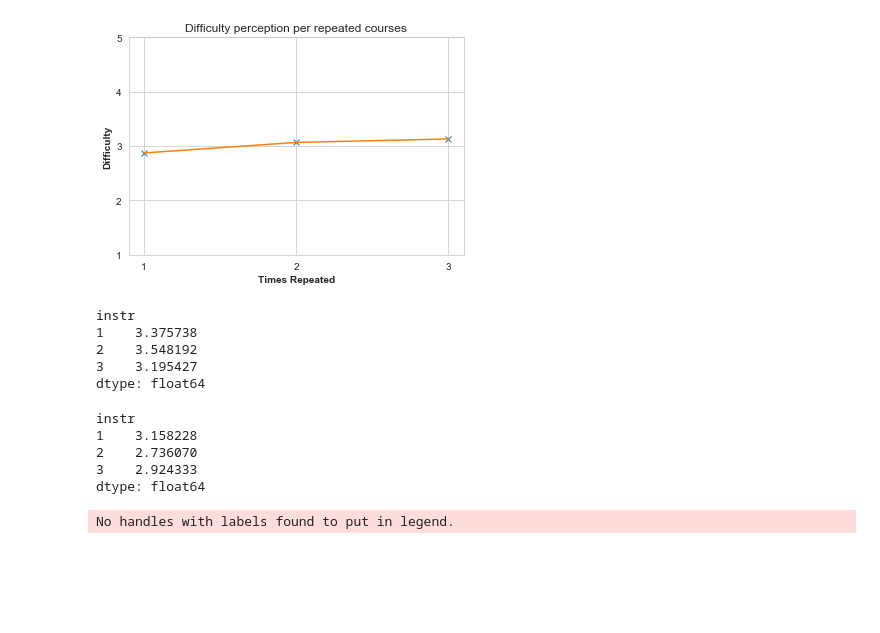
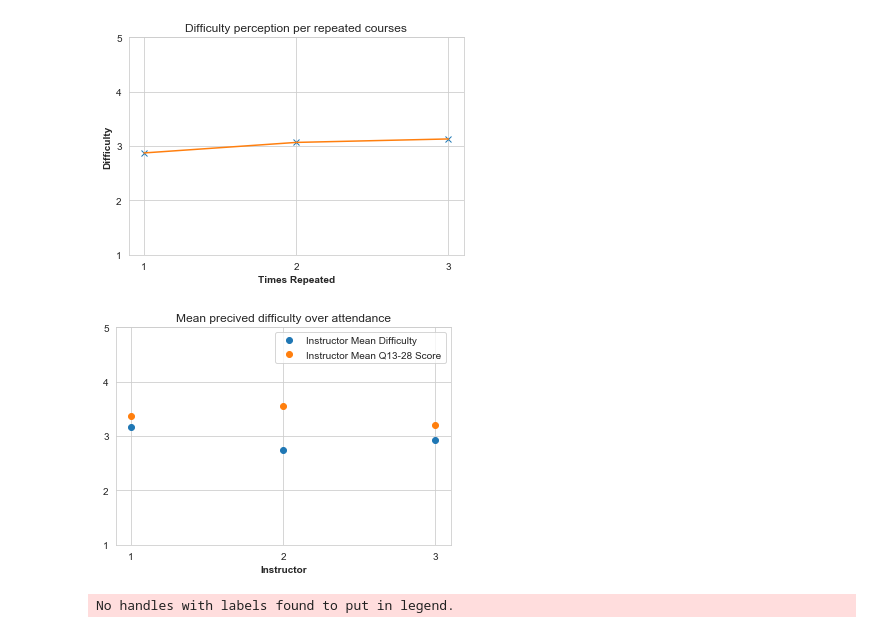
Before and after one commit to jensbackvall/DataScienceKEA2020, a Jupyter notebook: ThomasNotebookV2.ipynb, the cells around one changed output. Saved outputs shown, nothing was run; the diff lists cells and outputs as text; code cells hidden in the pictures; blank space fills up the shorter version.

```diff
--- a/ThomasNotebookV2.ipynb
+++ b/ThomasNotebookV2.ipynb
@@ -177,39 +172,48 @@ plt.show()
 [figure]
 # %%
 # 4 Is perceived difficulty lower for students whose instructors have a higher mean value for Q13-Q28?
-
-df = pd.read_csv("cleanData.csv")
 
 #Limit df to instructor col and Q13 to Q28
 q_range=['instr']
 for i in range(13,28):
     q_range.append('Q'+str(i))
 
 #group by instructor and take the mean on each columns
-df =df[q_range].groupby('instr').mean()
+instr_questscore =df[q_range].groupby('instr').mean()
 #Take the means of each row
-print(df.mean(axis=1))
+instr_questscore=instr_questscore.mean(axis=1)
 
-df2 = pd.read_csv("cleanData.csv")
-
-#Limit df to instructor col and Q13 to Q28
+#Limit df to instructor and difficulty
 q_range=['instr','difficulty']
 
 #group by instructor and take the mean on each columns
-df2 =df2[q_range].groupby('instr').mean()
+instr_difficulty =df[q_range].groupby('instr').mean()
 #Take the means of each row
-df2.mean(axis=1)
+instr_difficulty=instr_difficulty.mean(axis=1)
+
+
+ax = plt.subplot2grid((1,1), (0,0))
+ax.plot([1,2,3],instr_difficulty,'o', label='Instructor Mean Difficulty')
+#ax.plot([1,2,3],instr_difficulty)
+
+ax.plot([1,2,3],instr_questscore,'o', label='Instructor Mean Q13-28 Score')
+#ax.plot([1,2,3],instr_questscore)
+
+
+#ticks
+ax.set_yticks([1, 2, 3, 4, 5])
+plt.xticks([1,2,3])
+
+#labels
+plt.xlabel('Instructor', fontweight='bold')
+#plt.ylabel('Difficulty', fontweight='bold')
+plt.title("Mean precived difficulty over attendance")
+
+# Create legend & Show graphic
+plt.legend()
+plt.show()
 # %% [output]
-instr
-1    3.375738
-2    3.548192
-3    3.195427
-dtype: float64
-instr
-1    3.158228
-2    2.736070
-3    2.924333
-dtype: float64
+[figure, added]
 # %%
 # 5. Is perceived difficulty different for those with higher attendance than for those with lower attendance?
 
```
Also changed, not shown: parts of 2 cells of this notebook.
